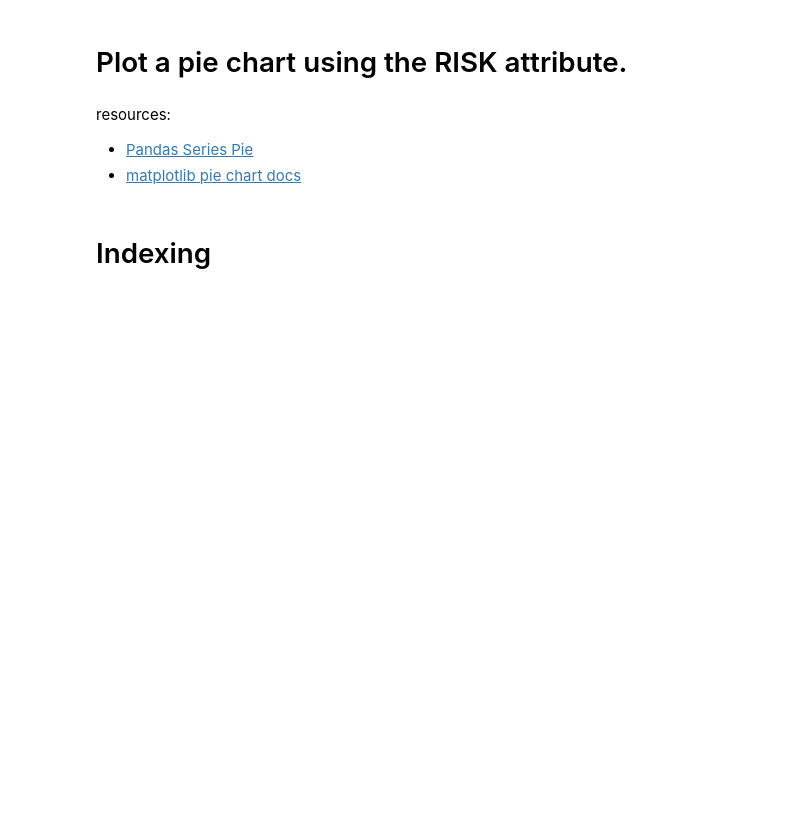
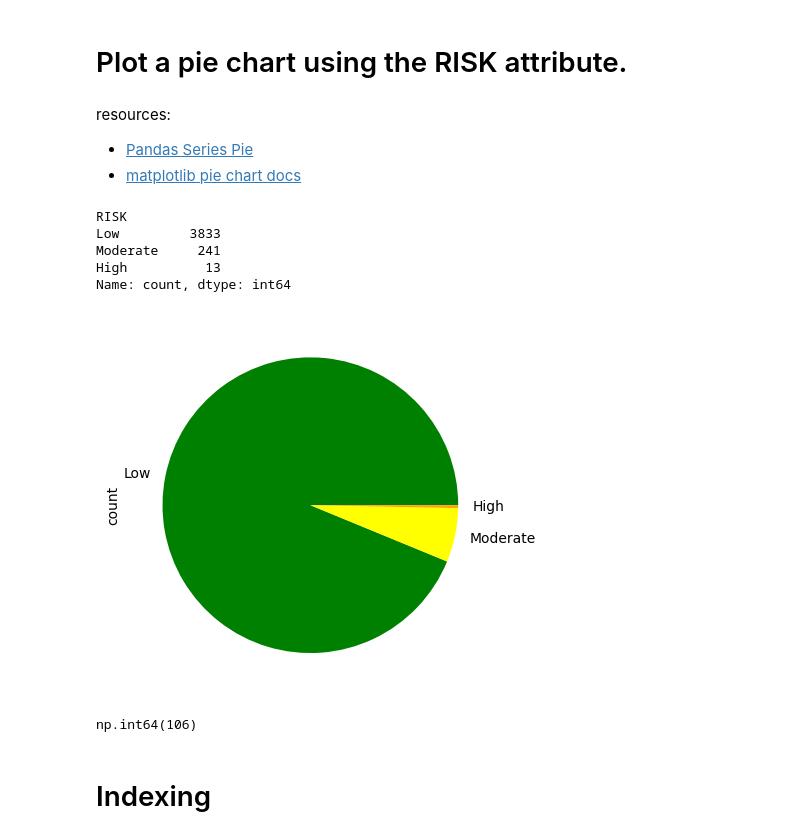
Before and after one commit to ulasyakut/DENotebookWeek67, a Jupyter notebook: CityOfNewarkDETreeSurvey/newark_de_tree_survey.ipynb, the cells around one changed output. Drawn from its saved outputs; the diff is of its cells as text; code cells hidden in the pictures; blank space fills up the shorter version.

```diff
--- a/CityOfNewarkDETreeSurvey/newark_de_tree_survey.ipynb
+++ b/CityOfNewarkDETreeSurvey/newark_de_tree_survey.ipynb
@@ -177,16 +203,31 @@ resources:
 # %%
 # How can we determine all of the possible values describing the RISK associated with each tree
 # along with the corresponding row counts?
+ser  = pd.Series(ndf['RISK'].value_counts())
+ser
+# %% [output]
+RISK
+Low         3833
+Moderate     241
+High          13
+Name: count, dtype: int64
 # %%
 # Create an array containing the colors green, yellow, and orange
 # When we create our pie chart, the colors should be associated with the attributes according to the specifications below:
 # Green -> Low
 # Yellow -> Moderate
 # Orange -> High
+colors_arr = ['green', 'yellow', 'orange']
 # %%
 # Plot the pie chart here
+plot = ser.plot.pie(subplots=True,colors=colors_arr )
+# %% [output]
+[figure, added]
 # %%
 # How many entries have missing values for the RISK attribute? Why are these values missing?
+ndf['COMMON'].count()-ndf['RISK'].count()
+# %% [output]
+np.int64(106)
 # %% [markdown]
 # Indexing
 # %%
```
Also changed, not shown: parts of 8 cells of this notebook.
